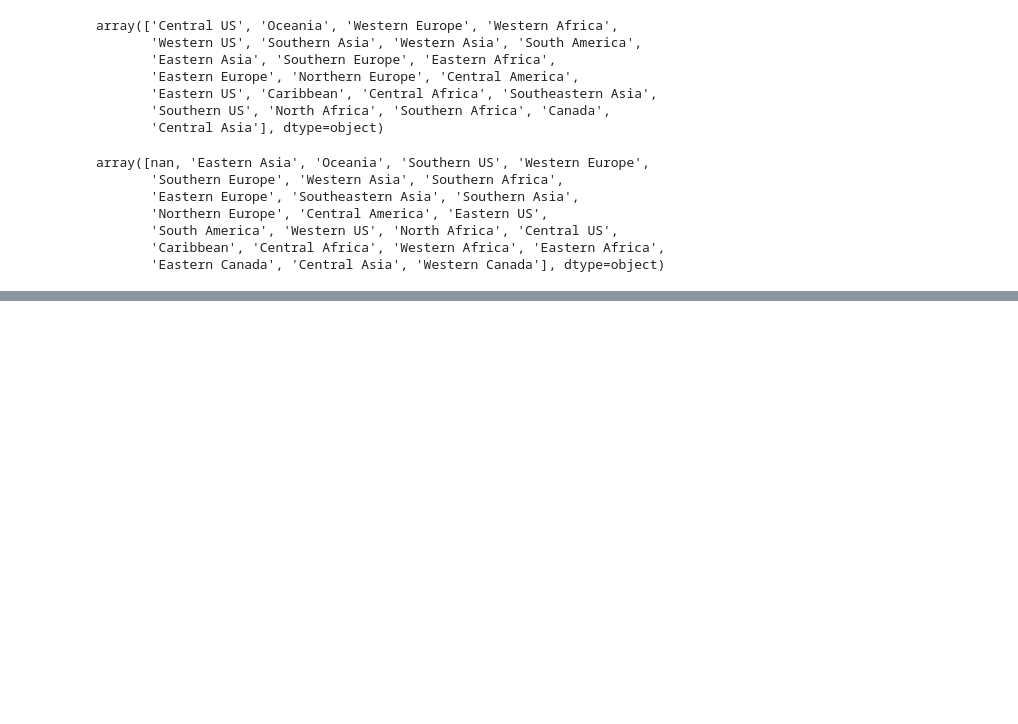
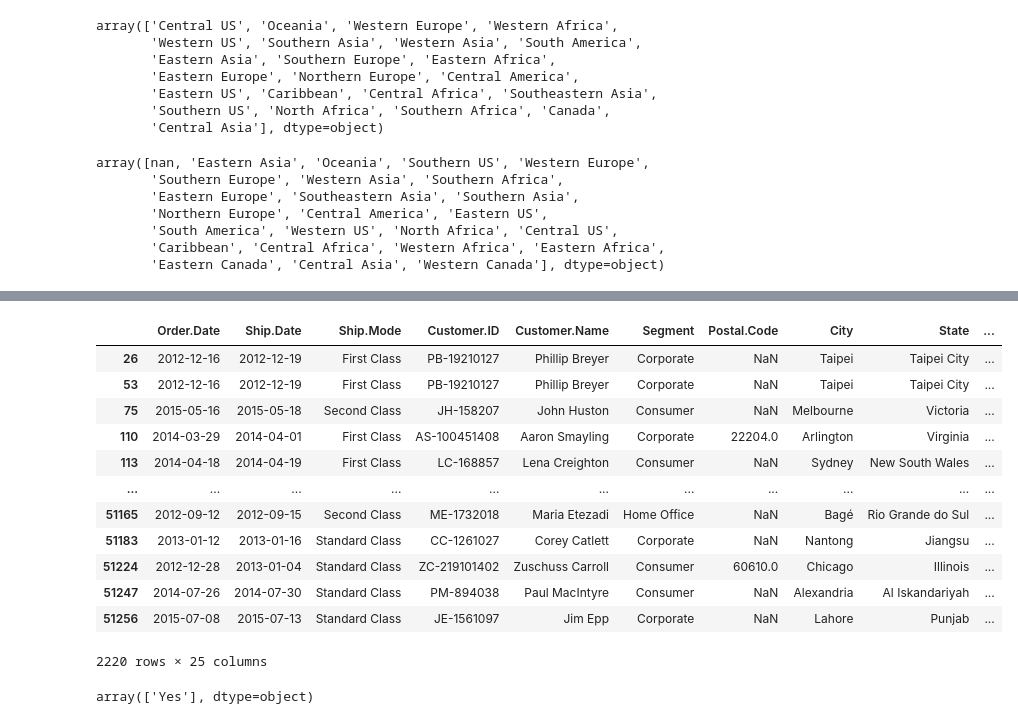
Before and after one commit to TheAidanAu/ML_Lab, a Jupyter notebook: AIDAN/ML_Lab_EDA_AIDAN.ipynb, the cells around one changed output, grey strips where cells are left out. Drawn from its saved outputs; the diff is of its cells as text; code cells hidden in the pictures; blank space fills up the shorter version.

```diff
--- a/AIDAN/ML_Lab_EDA_AIDAN.ipynb
+++ b/AIDAN/ML_Lab_EDA_AIDAN.ipynb
@@ -526,0 +523,2 @@ array([nan, 'Eastern Asia', 'Oceania', 'Southern US', 'Western Europe',
+# %%
+df_train = df_train.rename(columns={"Region_x": "Region"})
@@ -526,0 +536,5 @@ array([nan, 'Eastern Asia', 'Oceania', 'Southern US', 'Western Europe',
+# %%
+df_train["Order.Date"]=pd.to_datetime(df_train["Order.Date"])
+df_train["Ship.Date"]=pd.to_datetime(df_train["Ship.Date"])
+# %%
+df_train["Process.Time"]=df_train["Ship.Date"]-df_train["Order.Date"]
@@ -526,0 +564,3 @@ array([nan, 'Eastern Asia', 'Oceania', 'Southern US', 'Western Europe',
+# %%
+df_train=df_train.sort_values("Order.Date")
+df_train.head(10)
@@ -526,0 +579,21 @@ array([nan, 'Eastern Asia', 'Oceania', 'Southern US', 'Western Europe',
+# %%
+df_returned_prod=df_train[df_train["Returned"] == 'Yes']
+df_returned_prod
+# %% [output]
+|  | Order.Date | Ship.Date | Ship.Mode | Customer.ID | Customer.Name | Segment | Postal.Code | City | State | ... |
+| 26 | 2012-12-16 | 2012-12-19 | First Class | PB-19210127 | Phillip Breyer | Corporate | NaN | Taipei | Taipei City | ... |
+| 53 | 2012-12-16 | 2012-12-19 | First Class | PB-19210127 | Phillip Breyer | Corporate | NaN | Taipei | Taipei City | ... |
+| 75 | 2015-05-16 | 2015-05-18 | Second Class | JH-158207 | John Huston | Consumer | NaN | Melbourne | Victoria | ... |
+| 110 | 2014-03-29 | 2014-04-01 | First Class | AS-100451408 | Aaron Smayling | Corporate | 22204.0 | Arlington | Virginia | ... |
+| 113 | 2014-04-18 | 2014-04-19 | First Class | LC-168857 | Lena Creighton | Consumer | NaN | Sydney | New South Wales | ... |
+| ... | ... | ... | ... | ... | ... | ... | ... | ... | ... | ... |
+| 51165 | 2012-09-12 | 2012-09-15 | Second Class | ME-1732018 | Maria Etezadi | Home Office | NaN | Bagé | Rio Grande do Sul | ... |
+| 51183 | 2013-01-12 | 2013-01-16 | Standard Class | CC-1261027 | Corey Catlett | Corporate | NaN | Nantong | Jiangsu | ... |
+| 51224 | 2012-12-28 | 2013-01-04 | Standard Class | ZC-219101402 | Zuschuss Carroll | Consumer | 60610.0 | Chicago | Illinois | ... |
+| 51247 | 2014-07-26 | 2014-07-30 | Standard Class | PM-894038 | Paul MacIntyre | Consumer | NaN | Alexandria | Al Iskandariyah | ... |
+| 51256 | 2015-07-08 | 2015-07-13 | Standard Class | JE-1561097 | Jim Epp | Corporate | NaN | Lahore | Punjab | ... |
+2220 rows × 25 columns
+# %%
+df_returned_prod.Returned.unique()
+# %% [output]
+array(['Yes'], dtype=object)
```
Also changed, not shown: parts of 24 cells of this notebook.
